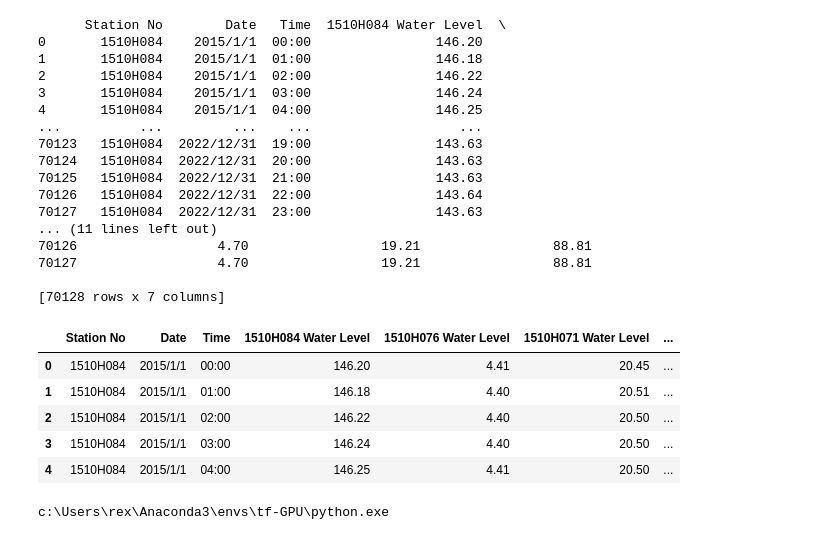
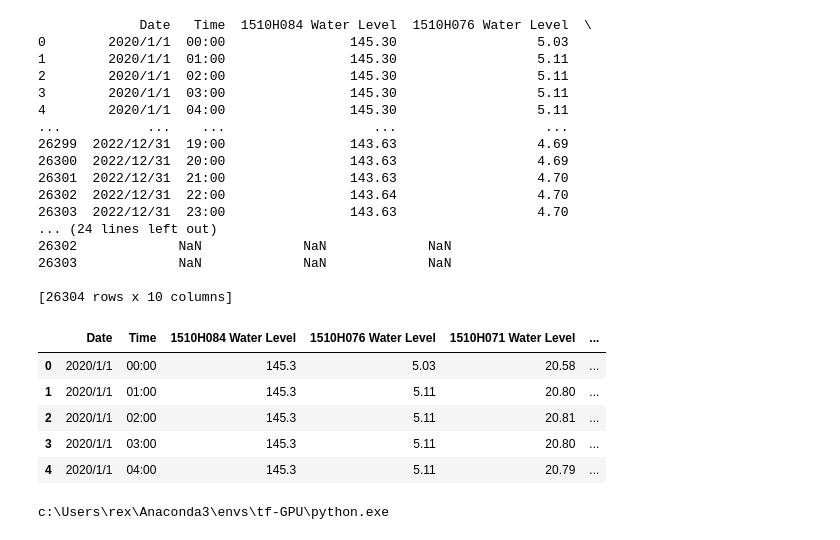
Before and after one commit to wenyi22/-, a Jupyter notebook: water level prediction.ipynb, the cells around one changed output. Saved outputs shown, nothing was run; the diff lists cells and outputs as text; code cells hidden in the pictures.

```diff
--- a/water level prediction.ipynb
+++ b/water level prediction.ipynb
@@ -3,56 +3,56 @@ import os
 import numpy as np
 import pandas as pd
 import matplotlib.pyplot as plt
 import seaborn as sns
 from scipy import stats
 from sklearn.model_selection import train_test_split
 from sklearn.ensemble import RandomForestRegressor
 from sklearn.metrics import mean_squared_error
 from sklearn.preprocessing import StandardScaler
 from scipy import stats
 from scipy.stats import norm,skew
 import warnings
 from sklearn.preprocessing import RobustScaler
 warnings.filterwarnings("ignore")
 %matplotlib inline
 # MinMaxScaler用於數據的歸一化
 from sklearn.preprocessing import MinMaxScaler
 import tensorflow as tf
 from tensorflow.keras.models import Sequential
 from tensorflow.keras.layers import LSTM, Dense
 from sklearn.metrics import r2_score
 
 # 讀取數據
 
-data_path = r'C:\Users\rex\Desktop\水位預測\1\水位_整理.csv'
+data_path = r'C:\Users\rex\Desktop\水位預測\2\總整理.csv'
 data = pd.read_csv(data_path)
 
 print (data)
 data.head(5)
 # %% [output]
-      Station No        Date   Time  1510H084 Water Level  \
-0       1510H084    2015/1/1  00:00                146.20
-1       1510H084    2015/1/1  01:00                146.18
-2       1510H084    2015/1/1  02:00                146.22
-3       1510H084    2015/1/1  03:00                146.24
-4       1510H084    2015/1/1  04:00                146.25
-...          ...         ...    ...                   ...
-70123   1510H084  2022/12/31  19:00                143.63
-70124   1510H084  2022/12/31  20:00                143.63
-70125   1510H084  2022/12/31  21:00                143.63
-70126   1510H084  2022/12/31  22:00                143.64
-70127   1510H084  2022/12/31  23:00                143.63
-... (11 lines left out)
-70126                  4.70                 19.21                 88.81
-70127                  4.70                 19.21                 88.81
+             Date   Time  1510H084 Water Level  1510H076 Water Level  \
+0        2020/1/1  00:00                145.30                  5.03
+1        2020/1/1  01:00                145.30                  5.11
+2        2020/1/1  02:00                145.30                  5.11
+3        2020/1/1  03:00                145.30                  5.11
+4        2020/1/1  04:00                145.30                  5.11
+...           ...    ...                   ...                   ...
+26299  2022/12/31  19:00                143.63                  4.69
+26300  2022/12/31  20:00                143.63                  4.69
+26301  2022/12/31  21:00                143.63                  4.70
+26302  2022/12/31  22:00                143.64                  4.70
+26303  2022/12/31  23:00                143.63                  4.70
+... (24 lines left out)
+26302             NaN             NaN             NaN
+26303             NaN             NaN             NaN
 
-[70128 rows x 7 columns]
+[26304 rows x 10 columns]
-|  | Station No | Date | Time | 1510H084 Water Level | 1510H076 Water Level | 1510H071 Water Level | ... |
-| 0 | 1510H084 | 2015/1/1 | 00:00 | 146.20 | 4.41 | 20.45 | ... |
-| 1 | 1510H084 | 2015/1/1 | 01:00 | 146.18 | 4.40 | 20.51 | ... |
-| 2 | 1510H084 | 2015/1/1 | 02:00 | 146.22 | 4.40 | 20.50 | ... |
-| 3 | 1510H084 | 2015/1/1 | 03:00 | 146.24 | 4.40 | 20.50 | ... |
-| 4 | 1510H084 | 2015/1/1 | 04:00 | 146.25 | 4.41 | 20.50 | ... |
+|  | Date | Time | 1510H084 Water Level | 1510H076 Water Level | 1510H071 Water Level | ... |
+| 0 | 2020/1/1 | 00:00 | 145.3 | 5.03 | 20.58 | ... |
+| 1 | 2020/1/1 | 01:00 | 145.3 | 5.11 | 20.80 | ... |
+| 2 | 2020/1/1 | 02:00 | 145.3 | 5.11 | 20.81 | ... |
+| 3 | 2020/1/1 | 03:00 | 145.3 | 5.11 | 20.80 | ... |
+| 4 | 2020/1/1 | 04:00 | 145.3 | 5.11 | 20.79 | ... |
 # %%
 import sys
 print(sys.executable)
```
Also changed, not shown: parts of 12 cells of this notebook, 1 other file.
